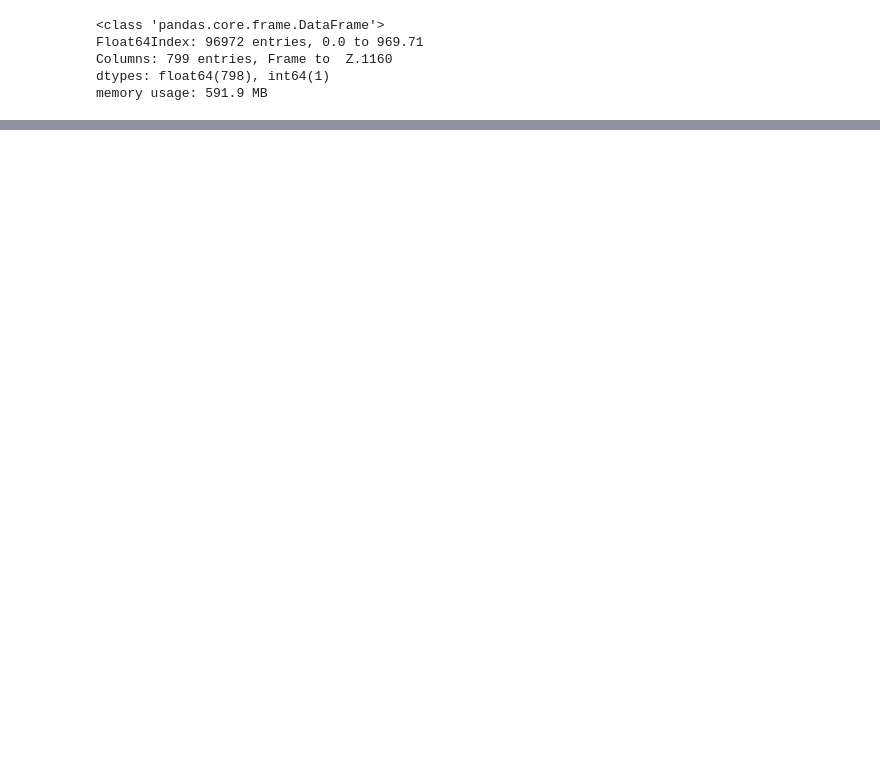
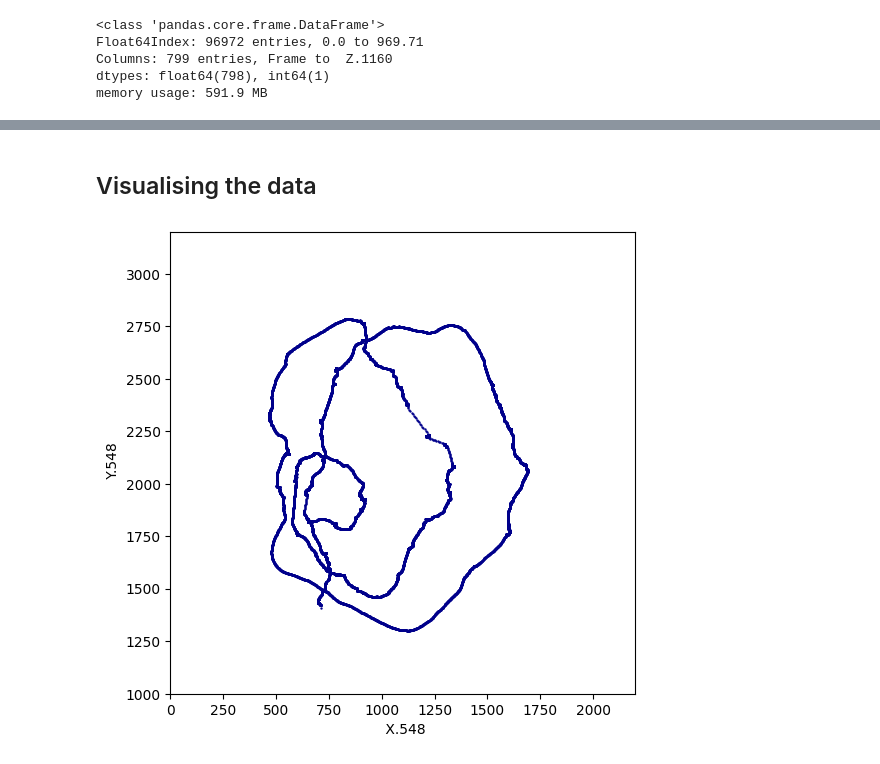
Before and after one commit to Mark-Bugden/Locust-Physics, a Jupyter notebook: Data_exploration.ipynb, the cells around one changed output, grey strips where cells are left out. Cells and saved outputs as stored; diff of their text form; code cells hidden in the pictures; blank space fills up the shorter version.

```diff
--- a/Data_exploration.ipynb
+++ b/Data_exploration.ipynb
@@ -124,0 +115,5 @@ ndf
+# %%
+# Define subsets of the marker labels corresponding to the x, y, and z coordinates
+X_subset = [f' X.{label}' for label in marker_labels]
+Y_subset = [f' Y.{label}' for label in marker_labels]
+Z_subset = [f' Z.{label}' for label in marker_labels]
@@ -124,0 +208,34 @@ ndf
+# %% [markdown]
+## Visualising the data
+# %%
+# Let's plot the trajectory of a random locust.
+
+# First, let's set up some reasonable min and max values for the x and y axes.
+xmin = 0
+xmax = 2200
+ymin = 1000
+ymax = 3200
+
+# We choose a random column using random.choice(marker_labels).
+LocustNumber = random.choice(locust_labels)
+
+
+# Plotting in matplotlib is a fairly standard exercise. You can play around with some of these options if you like.
+# Each matplotlib plot needs a fig and an ax.
+fig = plt.figure(figsize=(6,6))
+ax = plt.subplot(111)
+
+# Let us choose which part of the dataframe we are actually interested in plotting.
+# We will take only the part of ndf containing the columns corresponing to ' X.LocustNumber', ' Y.LocustNumber', ' Z.LocustNumber', and call this new dataframe plot_df
+plot_df = ndf[[f' X.{LocustNumber}', f' Y.{LocustNumber}', f' Z.{LocustNumber}']]
+
+# Now that we have the dataframe we are interested in plotting, we can make a scatter plot of it from the following command.
+plot_df.plot.scatter(x=f' X.{LocustNumber}', y=f' Y.{LocustNumber}', c='DarkBlue', s=0.5, ax=ax )
+ax.set_xlim(xmin,xmax)
+ax.set_ylim(ymin,ymax)
+
+
+
+plt.show()
+# %% [output]
+[figure, added]
```
Also changed, not shown: parts of 51 cells of this notebook, 1 other file.
